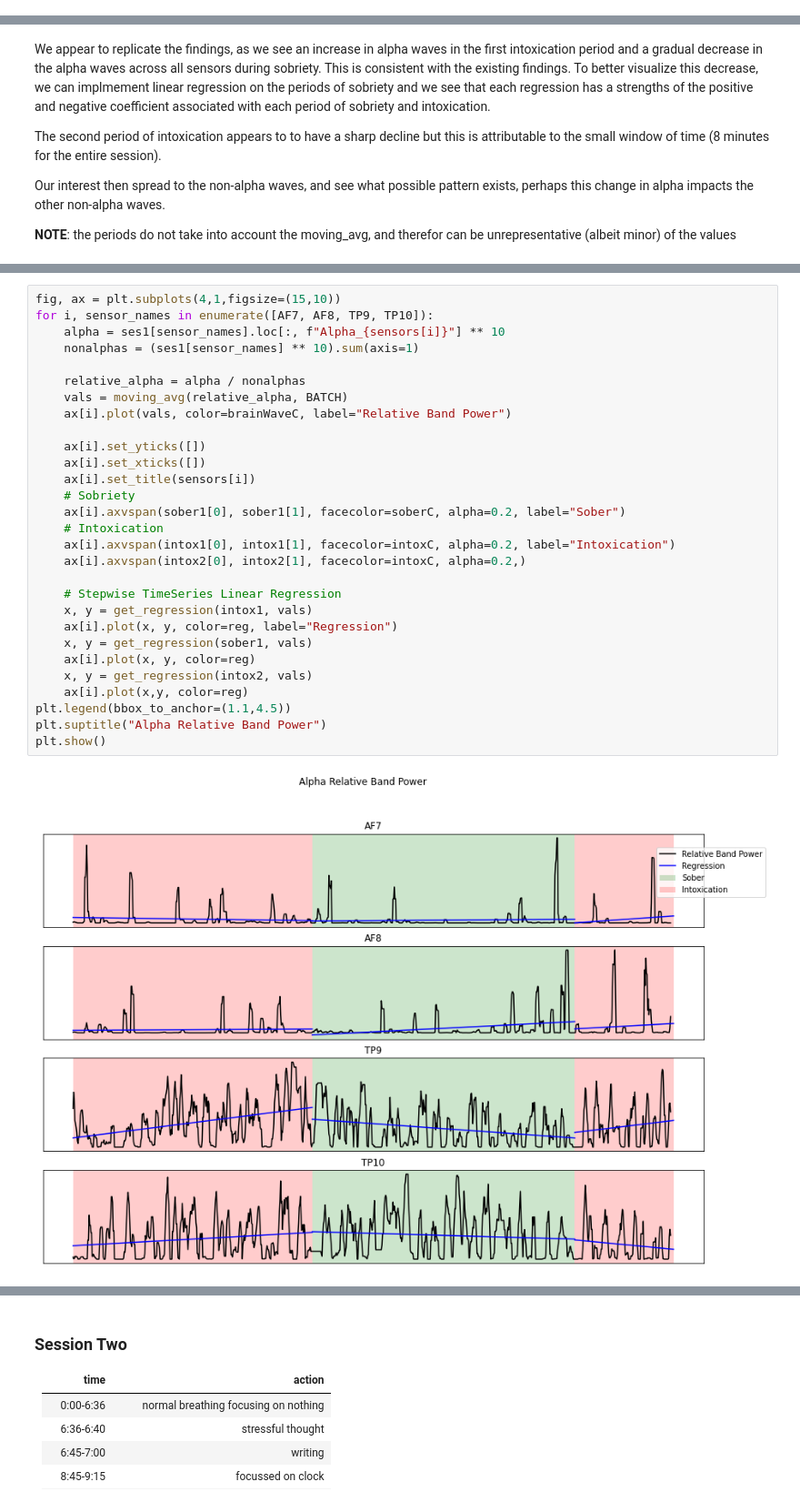
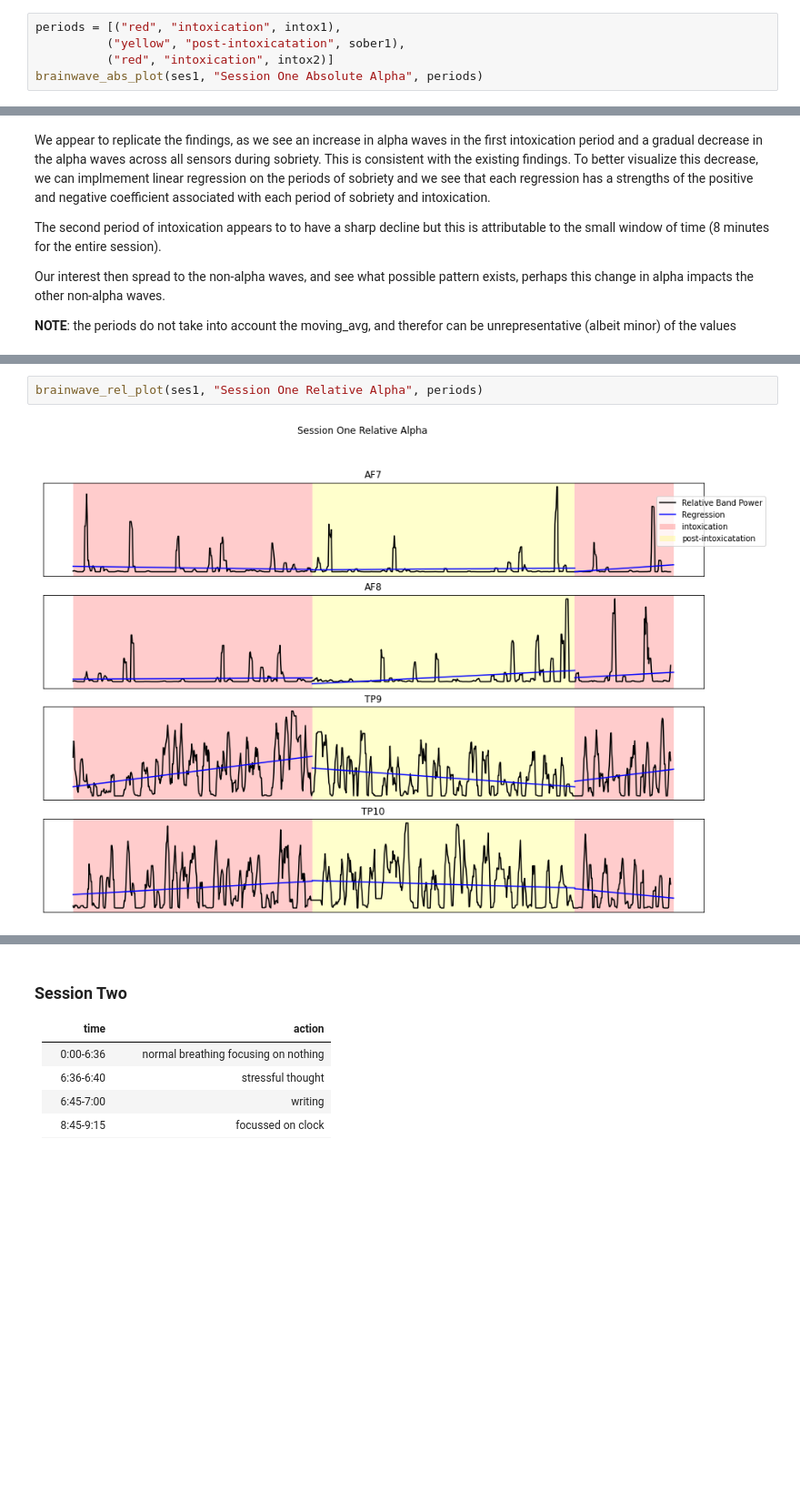
Before and after one commit to Nlin2/cogs189_project, a Jupyter notebook: src/Report.ipynb, the cells around one changed output, grey strips where cells are left out. Shown at 91% size. Saved outputs shown, nothing was run; the diff lists cells and outputs as text; blank space fills up the shorter version.

```diff
--- a/src/Report.ipynb
+++ b/src/Report.ipynb
@@ -168,0 +239,5 @@ plt.show()
+# %%
+periods = [("red", "intoxication", intox1),
+          ("yellow", "post-intoxicatation", sober1),
+          ("red", "intoxication", intox2)]
+brainwave_abs_plot(ses1, "Session One Absolute Alpha", periods)
@@ -217,33 +262,6 @@ we hopefully are still able to visualize this change in proportionality in alpha
 # %%
-fig, ax = plt.subplots(4,1,figsize=(15,10))
-for i, sensor_names in enumerate([AF7, AF8, TP9, TP10]):
-    alpha = ses1[sensor_names].loc[:, f"Alpha_{sensors[i]}"] ** 10
-    nonalphas = (ses1[sensor_names] ** 10).sum(axis=1)
-
-    relative_alpha = alpha / nonalphas
-    vals = moving_avg(relative_alpha, BATCH)
-    ax[i].plot(vals, color=brainWaveC, label="Relative Band Power")
-
-    ax[i].set_yticks([])
-    ax[i].set_xticks([])
-    ax[i].set_title(sensors[i])
-    # Sobriety
-    ax[i].axvspan(sober1[0], sober1[1], facecolor=soberC, alpha=0.2, label="Sober")
-    # Intoxication
-    ax[i].axvspan(intox1[0], intox1[1], facecolor=intoxC, alpha=0.2, label="Intoxication")
-    ax[i].axvspan(intox2[0], intox2[1], facecolor=intoxC, alpha=0.2,)
-
-    # Stepwise TimeSeries Linear Regression
-    x, y = get_regression(intox1, vals)
-    ax[i].plot(x, y, color=reg, label="Regression")
-    x, y = get_regression(sober1, vals)
-    ax[i].plot(x, y, color=reg)
-    x, y = get_regression(intox2, vals)
-    ax[i].plot(x,y, color=reg)
-plt.legend(bbox_to_anchor=(1.1,4.5))
-plt.suptitle("Alpha Relative Band Power")
-plt.show()
+brainwave_rel_plot(ses1, "Session One Relative Alpha", periods)
 # %% [output]
-[figure, old version]
+[figure, new version]
 # %% [markdown]
 We do see an trend we are looking for strongly in the TP sensors. The AF sensors appears to have similar results, but they are not as strongly represented compared to TP. We believe this is consistent with the existing findings (double check). We will procceed to other the sessions and hopefully the other sessions will also have the signal we are looking for.
```
Also changed, not shown: parts of 40 cells of this notebook, 4 other files.
